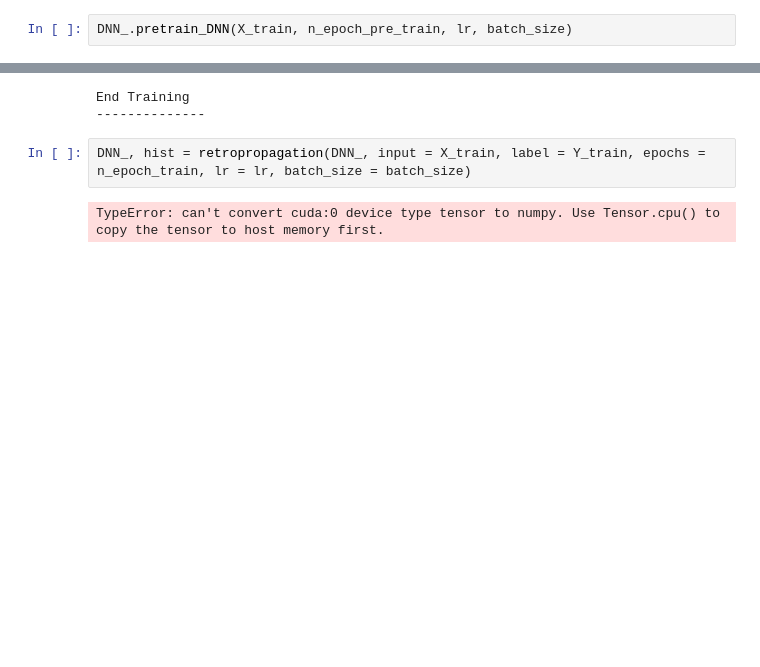
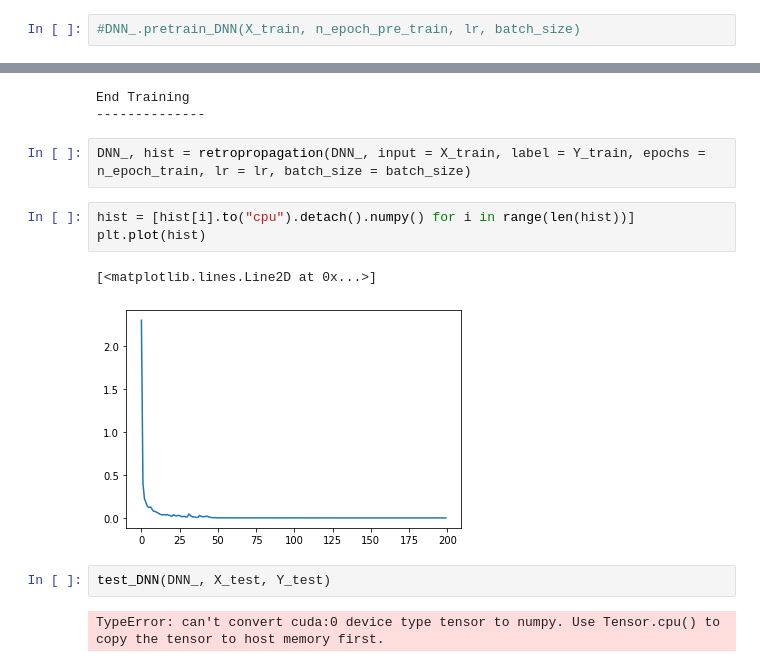
Before and after one commit to nhatminh-96/deep-learning-2, a Jupyter notebook: principal_DBN_alpha.ipynb, the cells around one changed output, grey strips where cells are left out. Drawn from its saved outputs; the diff is of its cells as text; blank space fills up the shorter version.

```diff
--- a/principal_DBN_alpha.ipynb
+++ b/principal_DBN_alpha.ipynb
@@ -230,7 +233,7 @@ hid_layers        = [100, 200]
 # %%
 DNN_ = DNN(p, n_classe, hid_layers)
 # %%
-DNN_.pretrain_DNN(X_train, n_epoch_pre_train, lr, batch_size)
+#DNN_.pretrain_DNN(X_train, n_epoch_pre_train, lr, batch_size)
 # %% [output]
 Training layer 0
 Training Started. 100 iterations.
@@ -242,5 +245,13 @@ End Training
 --------------
 # %%
 DNN_, hist = retropropagation(DNN_, input = X_train, label = Y_train, epochs = n_epoch_train, lr = lr, batch_size = batch_size)
-# %% [output]
-TypeError: can't convert cuda:0 device type tensor to numpy. Use Tensor.cpu() to copy the tensor to host memory first.
+# %%
+hist = [hist[i].to("cpu").detach().numpy() for i in range(len(hist))]
+plt.plot(hist)
+# %% [output]
+[<matplotlib.lines.Line2D at 0x...>]
+[figure, added]
+# %%
+test_DNN(DNN_, X_test, Y_test)
+# %% [output]
+TypeError: can't convert cuda:0 device type tensor to numpy. Use Tensor.cpu() to copy the tensor to host memory first.
```
Also changed, not shown: parts of 2 cells of this notebook, 3 other files.
